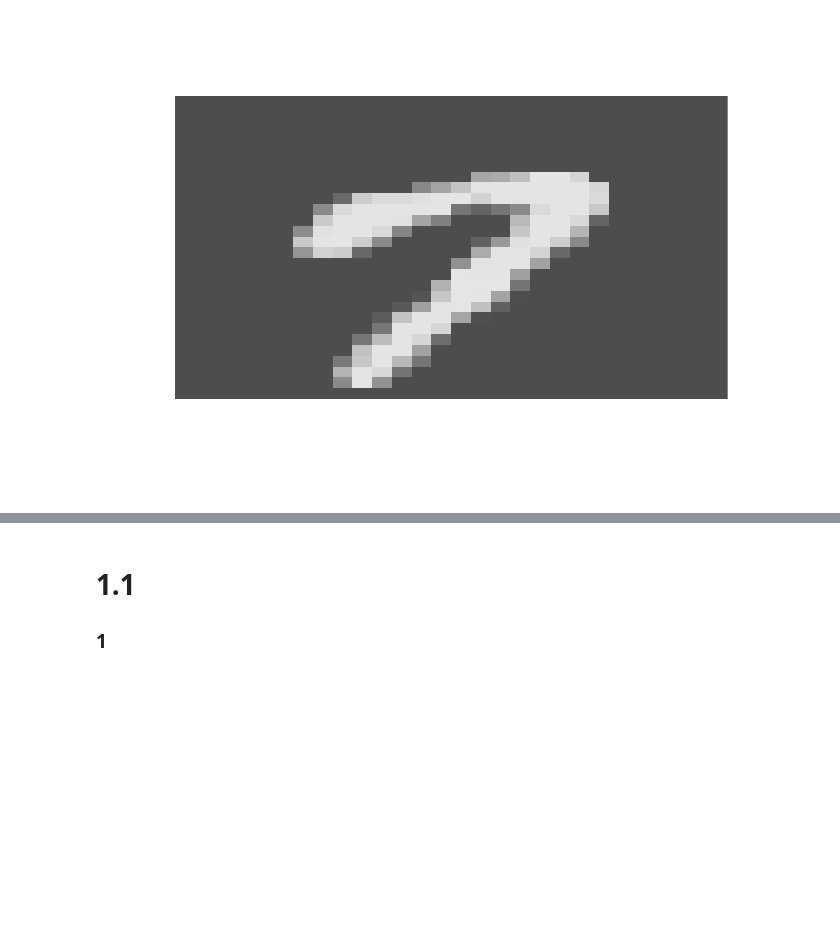
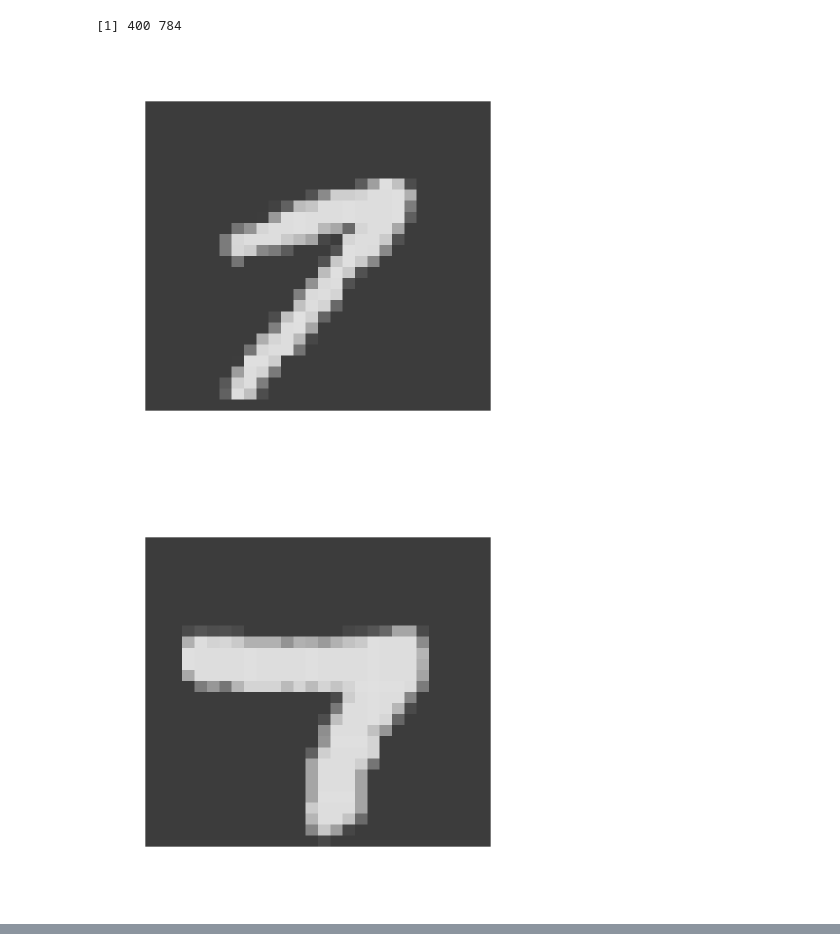
Before and after one commit to STAT380/week14, a Jupyter notebook: week14.ipynb, the cells around one changed output, grey strips where cells are left out. Cells and saved outputs as stored; diff of their text form; code cells hidden in the pictures; blank space fills up the shorter version.

```diff
--- a/week14.ipynb
+++ b/week14.ipynb
@@ -29,7 +44,12 @@ sapply(packages, require, character.only=T)
 # %%
 library(tidyverse)
 data = read.csv("image_data.csv",header = F)
+dim(data)
 change = lapply(asplit(data, 1), matrix, nrow= 28)
-image(change[[1]][,28:1], useRaster=TRUE, axes=FALSE, col=gray.colors(1000) )
+image(change[[7]][,28:1], useRaster=TRUE, axes=FALSE, col=gray.colors(1000) )
+image(change[[45]][,28:1], useRaster=TRUE, axes=FALSE, col=gray.colors(1000) )
+image(change[[90]][,28:1], useRaster=TRUE, axes=FALSE, col=gray.colors(1000) )
 # %% [output]
+[1] 400 784
-[figure, old version]
+[figure, new version]
+[figure, added]
@@ -36,4 +56,0 @@ image(change[[1]][,28:1], useRaster=TRUE, axes=FALSE, col=gray.colors(1000) )
-# %% [markdown]
-# 1.1
-
-### 1
```
Also changed, not shown: parts of 19 cells of this notebook, 1 other file.
